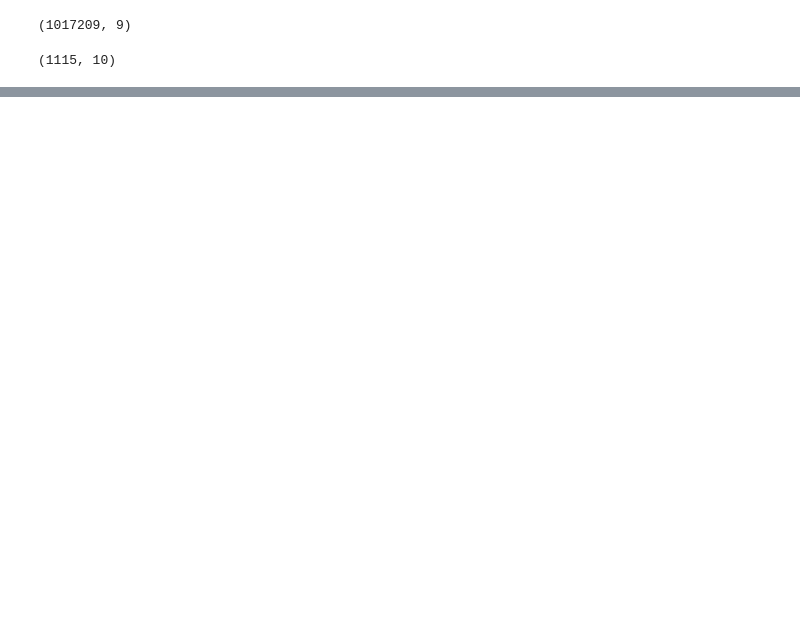
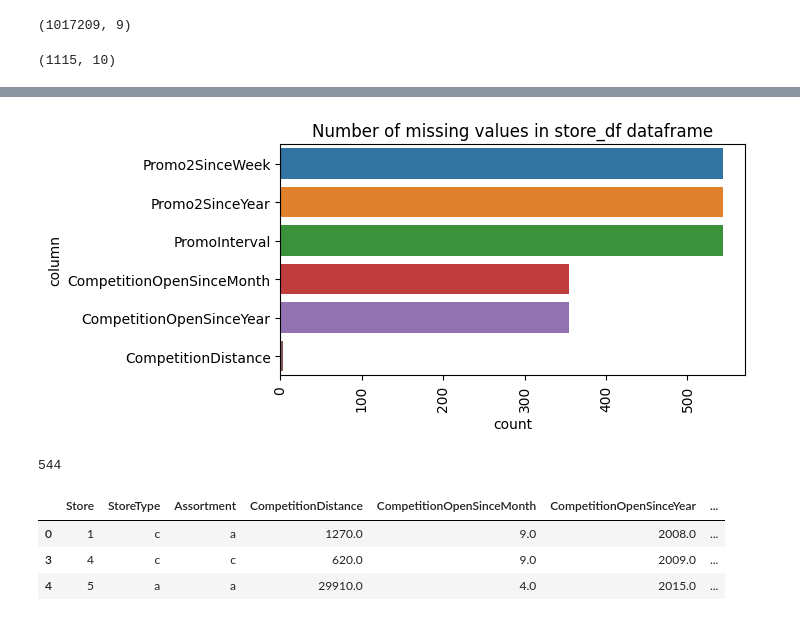
Before and after one commit to giramakshay/retail_sales_prediction, a Jupyter notebook: ML_Capstone_Regression_Retail_Sales_Prediction.ipynb, the cells around one changed output, grey strips where cells are left out. Drawn from its saved outputs; the diff is of its cells as text; code cells hidden in the pictures; blank space fills up the shorter version.

```diff
--- a/ML_Capstone_Regression_Retail_Sales_Prediction.ipynb
+++ b/ML_Capstone_Regression_Retail_Sales_Prediction.ipynb
@@ -150,0 +280,5 @@ Stores dataset has information on 1115 stores. Following attributes are availabl
+# %%
+# creating a df of missing values for easy plotting
+missing_values = stores_df.isna().sum().sort_values(ascending=False).to_frame().reset_index()
+missing_values.columns = ['column','count']
+missing_values
@@ -150,0 +297,22 @@ Stores dataset has information on 1115 stores. Following attributes are availabl
+# %%
+# Visualizing missing values in stores_df
+plt.figure(figsize=(6,3))
+sns.barplot(missing_values.query("count > 0"), y='column', x='count')
+plt.xticks(rotation=90)
+plt.title("Number of missing values in store_df dataframe")
+plt.show()
+# %% [output]
+[figure, added]
+# %%
+# Number of stores that are not running promotion
+stores_df.query("Promo2 == 0")['Store'].count()
+# %% [output]
+544
+# %%
+# Entries where promo is 0
+stores_df.query("Promo2 == 0").head(3)
+# %% [output]
+|  | Store | StoreType | Assortment | CompetitionDistance | CompetitionOpenSinceMonth | CompetitionOpenSinceYear | ... |
+| 0 | 1 | c | a | 1270.0 | 9.0 | 2008.0 | ... |
+| 3 | 4 | c | c | 620.0 | 9.0 | 2009.0 | ... |
+| 4 | 5 | a | a | 29910.0 | 4.0 | 2015.0 | ... |
```
Also changed, not shown: parts of 36 cells of this notebook.
